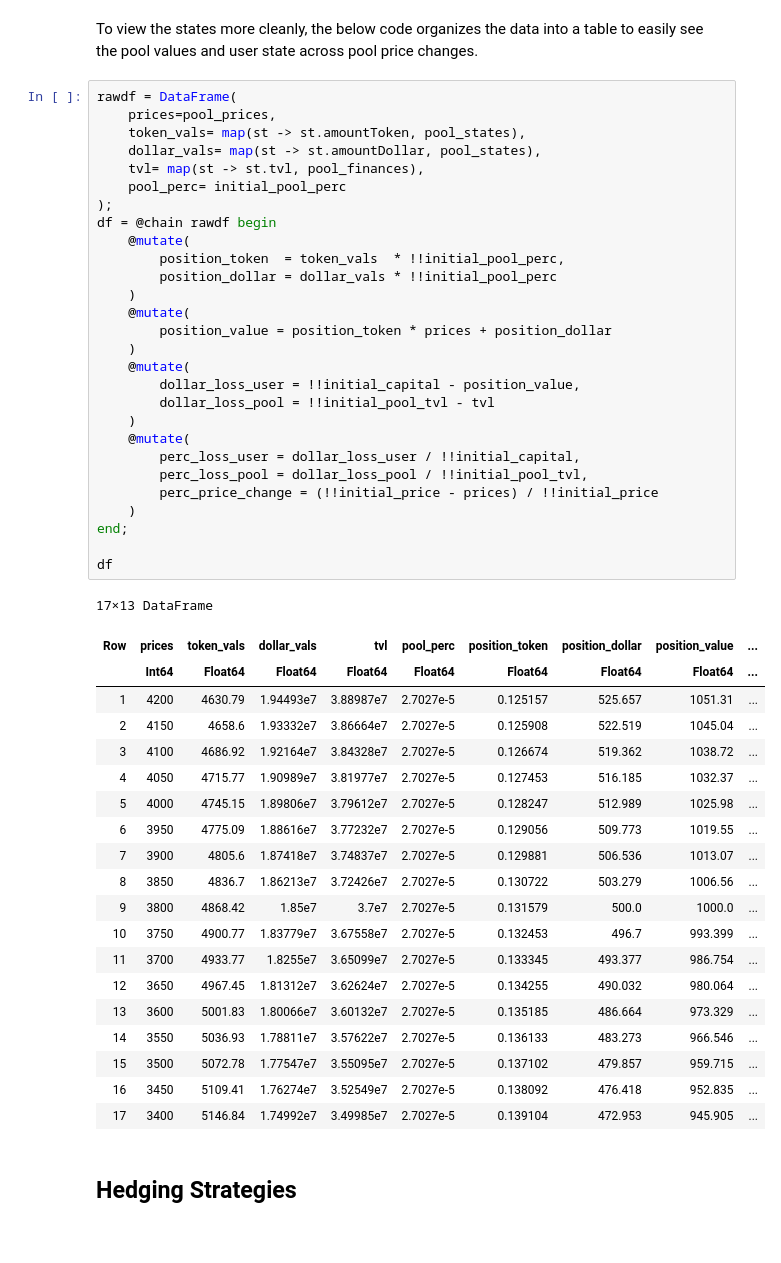
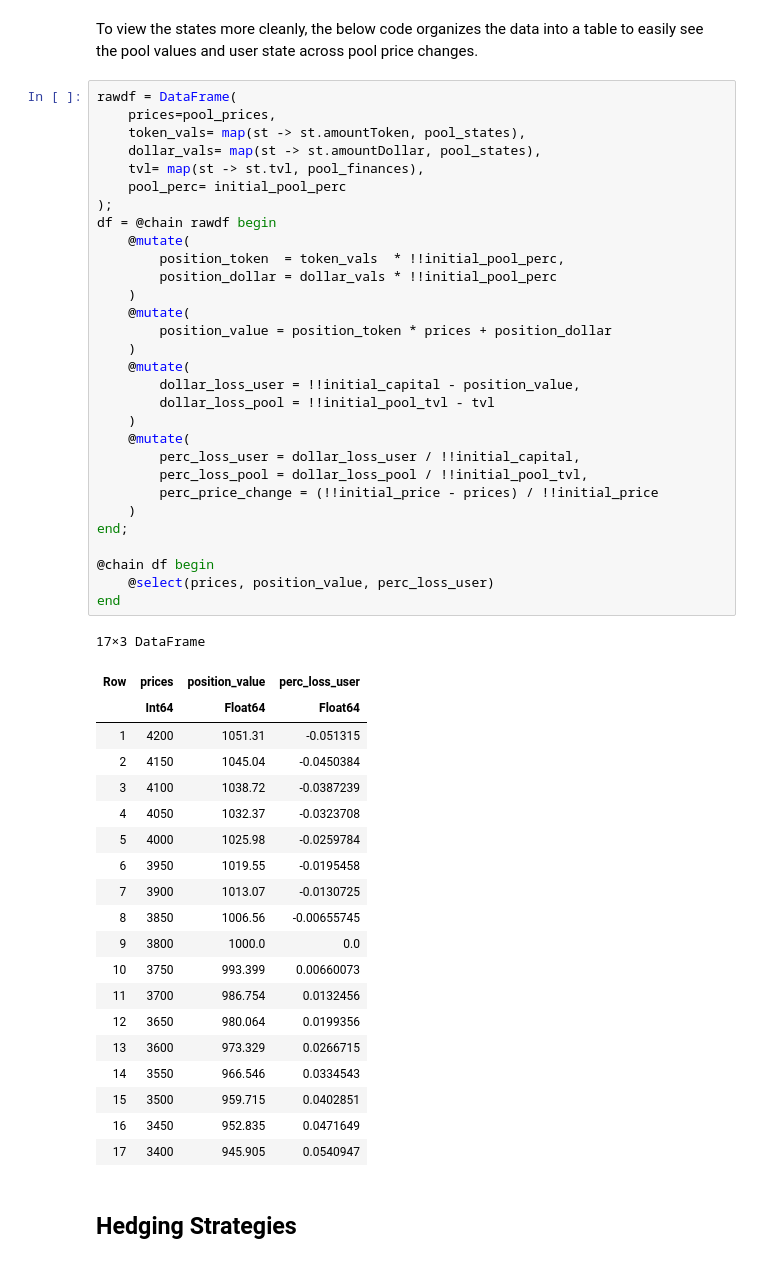
Before and after one commit to jfarid27/market-data-challenge, a Jupyter notebook: UniswapAnalysis.ipynb, the cells around one changed output. Saved outputs shown, nothing was run; the diff lists cells and outputs as text.

```diff
--- a/UniswapAnalysis.ipynb
+++ b/UniswapAnalysis.ipynb
@@ -56,52 +56,54 @@ To view the states more cleanly, the below code organizes the data into a table
 # %%
 rawdf = DataFrame(
     prices=pool_prices,
     token_vals= map(st -> st.amountToken, pool_states),
     dollar_vals= map(st -> st.amountDollar, pool_states),
     tvl= map(st -> st.tvl, pool_finances),
     pool_perc= initial_pool_perc
 );
 df = @chain rawdf begin
     @mutate(
         position_token  = token_vals  * !!initial_pool_perc,
         position_dollar = dollar_vals * !!initial_pool_perc
     )
     @mutate(
         position_value = position_token * prices + position_dollar
     )
     @mutate(
         dollar_loss_user = !!initial_capital - position_value,
         dollar_loss_pool = !!initial_pool_tvl - tvl
     )
     @mutate(
         perc_loss_user = dollar_loss_user / !!initial_capital,
         perc_loss_pool = dollar_loss_pool / !!initial_pool_tvl,
         perc_price_change = (!!initial_price - prices) / !!initial_price
     )
 end;
 
-df
+@chain df begin
+    @select(prices, position_value, perc_loss_user)
+end
 # %% [output]
-17×13 DataFrame
+17×3 DataFrame
-| Row | prices | token_vals | dollar_vals | tvl | pool_perc | position_token | position_dollar | position_value | ... |
-|  | Int64 | Float64 | Float64 | Float64 | Float64 | Float64 | Float64 | Float64 | ... |
-| 1 | 4200 | 4630.79 | 1.94493e7 | 3.88987e7 | 2.7027e-5 | 0.125157 | 525.657 | 1051.31 | ... |
-| 2 | 4150 | 4658.6 | 1.93332e7 | 3.86664e7 | 2.7027e-5 | 0.125908 | 522.519 | 1045.04 | ... |
-| 3 | 4100 | 4686.92 | 1.92164e7 | 3.84328e7 | 2.7027e-5 | 0.126674 | 519.362 | 1038.72 | ... |
-| 4 | 4050 | 4715.77 | 1.90989e7 | 3.81977e7 | 2.7027e-5 | 0.127453 | 516.185 | 1032.37 | ... |
-| 5 | 4000 | 4745.15 | 1.89806e7 | 3.79612e7 | 2.7027e-5 | 0.128247 | 512.989 | 1025.98 | ... |
-| 6 | 3950 | 4775.09 | 1.88616e7 | 3.77232e7 | 2.7027e-5 | 0.129056 | 509.773 | 1019.55 | ... |
-| 7 | 3900 | 4805.6 | 1.87418e7 | 3.74837e7 | 2.7027e-5 | 0.129881 | 506.536 | 1013.07 | ... |
-| 8 | 3850 | 4836.7 | 1.86213e7 | 3.72426e7 | 2.7027e-5 | 0.130722 | 503.279 | 1006.56 | ... |
-| 9 | 3800 | 4868.42 | 1.85e7 | 3.7e7 | 2.7027e-5 | 0.131579 | 500.0 | 1000.0 | ... |
-| 10 | 3750 | 4900.77 | 1.83779e7 | 3.67558e7 | 2.7027e-5 | 0.132453 | 496.7 | 993.399 | ... |
-| 11 | 3700 | 4933.77 | 1.8255e7 | 3.65099e7 | 2.7027e-5 | 0.133345 | 493.377 | 986.754 | ... |
-| 12 | 3650 | 4967.45 | 1.81312e7 | 3.62624e7 | 2.7027e-5 | 0.134255 | 490.032 | 980.064 | ... |
-| 13 | 3600 | 5001.83 | 1.80066e7 | 3.60132e7 | 2.7027e-5 | 0.135185 | 486.664 | 973.329 | ... |
-| 14 | 3550 | 5036.93 | 1.78811e7 | 3.57622e7 | 2.7027e-5 | 0.136133 | 483.273 | 966.546 | ... |
-| 15 | 3500 | 5072.78 | 1.77547e7 | 3.55095e7 | 2.7027e-5 | 0.137102 | 479.857 | 959.715 | ... |
-| 16 | 3450 | 5109.41 | 1.76274e7 | 3.52549e7 | 2.7027e-5 | 0.138092 | 476.418 | 952.835 | ... |
-| 17 | 3400 | 5146.84 | 1.74992e7 | 3.49985e7 | 2.7027e-5 | 0.139104 | 472.953 | 945.905 | ... |
+| Row | prices | position_value | perc_loss_user |
+|  | Int64 | Float64 | Float64 |
+| 1 | 4200 | 1051.31 | -0.051315 |
+| 2 | 4150 | 1045.04 | -0.0450384 |
+| 3 | 4100 | 1038.72 | -0.0387239 |
+| 4 | 4050 | 1032.37 | -0.0323708 |
+| 5 | 4000 | 1025.98 | -0.0259784 |
+| 6 | 3950 | 1019.55 | -0.0195458 |
+| 7 | 3900 | 1013.07 | -0.0130725 |
+| 8 | 3850 | 1006.56 | -0.00655745 |
+| 9 | 3800 | 1000.0 | 0.0 |
+| 10 | 3750 | 993.399 | 0.00660073 |
+| 11 | 3700 | 986.754 | 0.0132456 |
+| 12 | 3650 | 980.064 | 0.0199356 |
+| 13 | 3600 | 973.329 | 0.0266715 |
+| 14 | 3550 | 966.546 | 0.0334543 |
+| 15 | 3500 | 959.715 | 0.0402851 |
+| 16 | 3450 | 952.835 | 0.0471649 |
+| 17 | 3400 | 945.905 | 0.0540947 |
 # %% [markdown]
 ## Hedging Strategies
 # %% [markdown]
```
Also changed, not shown: parts of 2 cells of this notebook.
